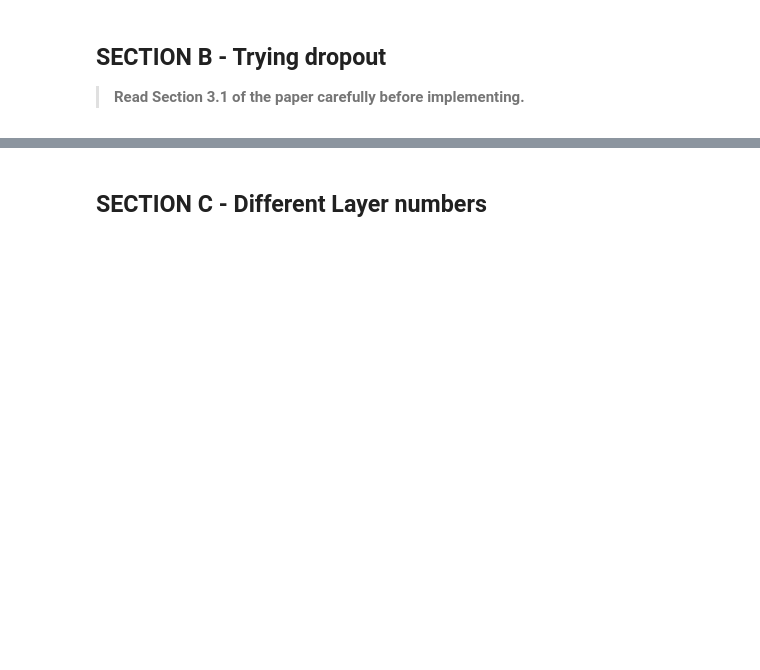
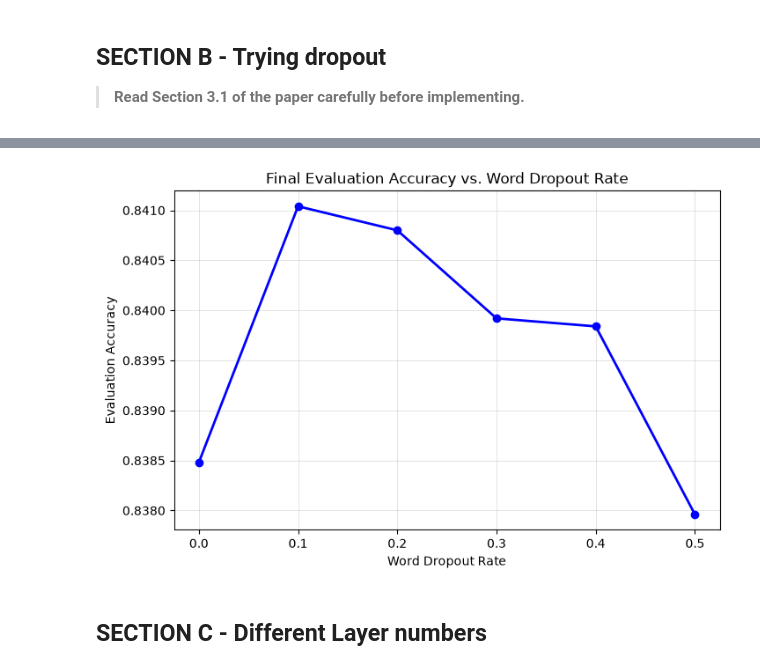
Before and after one commit to CatGuy1300/NLP-course-HW1, a Jupyter notebook: Exercise/DAN_files/DAN.ipynb, the cells around one changed output, grey strips where cells are left out. Cells and saved outputs as stored; diff of their text form; code cells hidden in the pictures; blank space fills up the shorter version.

```diff
--- a/Exercise/DAN_files/DAN.ipynb
+++ b/Exercise/DAN_files/DAN.ipynb
@@ -204,0 +291,32 @@ trainer.train()
+# %%
+class FinalAccuracyCallback(TrainerCallback):
+    def __init__(self):
+        self.final_eval_acc = None
+
+    def on_evaluate(self, args, state, control, metrics, **kwargs):
+        if "eval_accuracy" in metrics:
+            self.final_eval_acc = metrics["eval_accuracy"]
+# %%
+dropout_rates = [0.0, 0.1, 0.2, 0.3, 0.4, 0.5]
+final_accuracies = []
+all_epoch_histories = {}
+# %%
+for p in dropout_rates:
+    print(f"\n--- Training DAN (word_dropout = {p}) ---")
+
+    model = DAN(hidden_size=128, word_dropout=p)
+    callback = FinalAccuracyCallback()
+
+    trainer = Trainer(
+        model=model,
+        data_collator=co,
+        args=training_args,
+        callbacks=[callback],
+        train_dataset=train_dataset,
+        eval_dataset=eval_dataset,
+        compute_metrics=compute_metrics,
+    )
+
+    trainer.train()
+
+    final_accuracies.append(callback.final_eval_acc)
@@ -205,2 +401,12 @@ trainer.train()
+# %%
+plt.figure(figsize=(8, 5))
+plt.plot(dropout_rates, final_accuracies, marker='o', color='b', linewidth=2)
+plt.title('Final Evaluation Accuracy vs. Word Dropout Rate')
+plt.xlabel('Word Dropout Rate')
+plt.ylabel('Evaluation Accuracy')
+plt.grid(True)
+plt.show()
+# %% [output]
+[figure, added]
 # %% [markdown]
 ## SECTION C - Different Layer numbers
```
Also changed, not shown: parts of 31 cells of this notebook, 2 other files.
